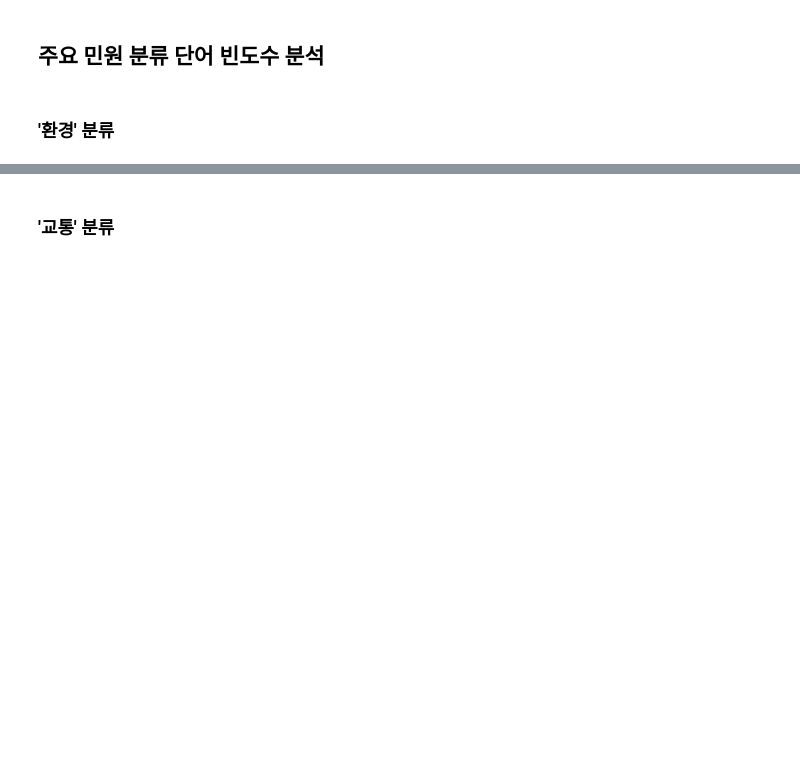
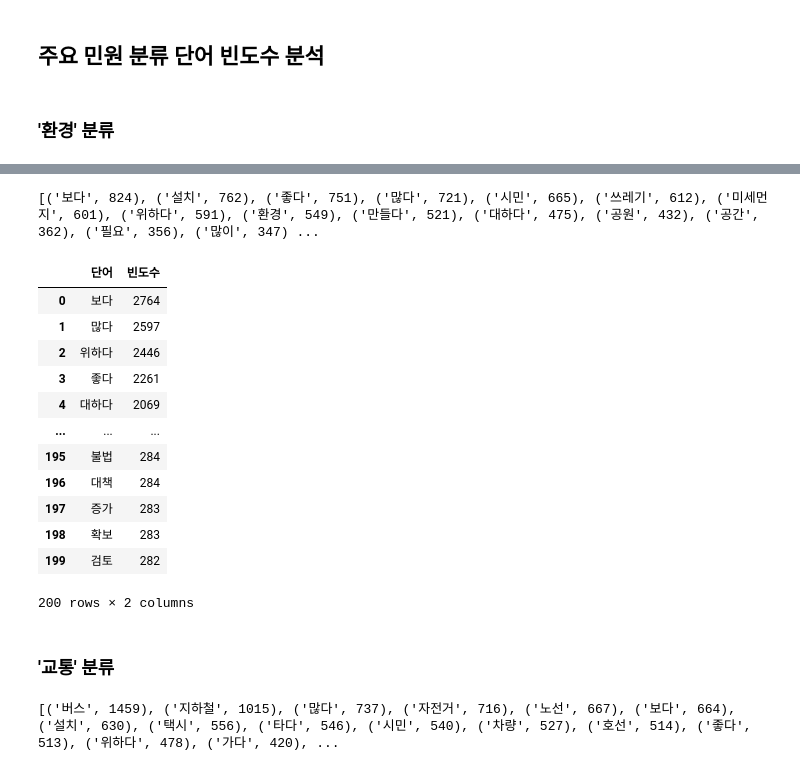
Before and after one commit to SeoulDigitalFoundation/VoiceOfSeoul_AnalysisGuide, a Jupyter notebook: 03stats.ipynb, the cells around one changed output, grey strips where cells are left out. Drawn from its saved outputs; the diff is of its cells as text; code cells hidden in the pictures; blank space fills up the shorter version.

```diff
--- a/03stats.ipynb
+++ b/03stats.ipynb
@@ -227,0 +249,29 @@ tf_vocab_table
+# %%
+tf_vector_environ = tf_vectorizer.fit_transform(result_df[result_df['분류']=='환경']['tokens'].astype(str))
+# %%
+tf_scores_environ = tf_vector_environ.toarray().sum(axis=0)
+tf_idx_environ = np.argsort(-tf_scores_environ)
+tf_scores_environ = tf_scores_environ[tf_idx_environ]
+tf_vocab_environ = np.array(tf_vectorizer.get_feature_names())[tf_idx_environ]
+# %%
+print(list(zip(tf_vocab_environ, tf_scores_environ))[:200])
+# %% [output]
+[('보다', 824), ('설치', 762), ('좋다', 751), ('많다', 721), ('시민', 665), ('쓰레기', 612), ('미세먼지', 601), ('위하다', 591), ('환경', 549), ('만들다', 521), ('대하다', 475), ('공원', 432), ('공간', 362), ('필요', 356), ('많이', 347) ...
+# %%
+tf_vocab_environ_table = pd.DataFrame(list(zip(tf_vocab_environ, tf_scores_environ))[:200])
+tf_vocab_environ_table.columns = ['단어','빈도수']
+tf_vocab_environ_table
+# %% [output]
+|  | 단어 | 빈도수 |
+| 0 | 보다 | 2764 |
+| 1 | 많다 | 2597 |
+| 2 | 위하다 | 2446 |
+| 3 | 좋다 | 2261 |
+| 4 | 대하다 | 2069 |
+| ... | ... | ... |
+| 195 | 불법 | 284 |
+| 196 | 대책 | 284 |
+| 197 | 증가 | 283 |
+| 198 | 확보 | 283 |
+| 199 | 검토 | 282 |
+200 rows × 2 columns
@@ -229,0 +291,4 @@ tf_vocab_table
+# %%
+print(list(zip(tf_vocab_traffic, tf_scores_traffic))[:200])
+# %% [output]
+[('버스', 1459), ('지하철', 1015), ('많다', 737), ('자전거', 716), ('노선', 667), ('보다', 664), ('설치', 630), ('택시', 556), ('타다', 546), ('시민', 540), ('차량', 527), ('호선', 514), ('좋다', 513), ('위하다', 478), ('가다', 420), ...
```
Also changed, not shown: parts of 13 cells of this notebook, 3 other files.
